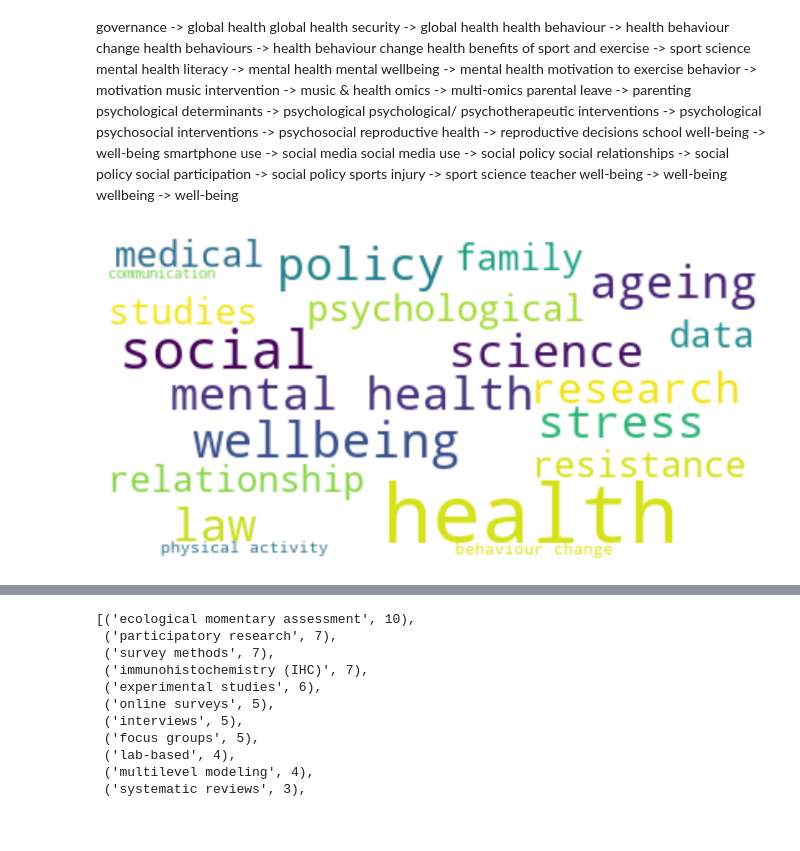
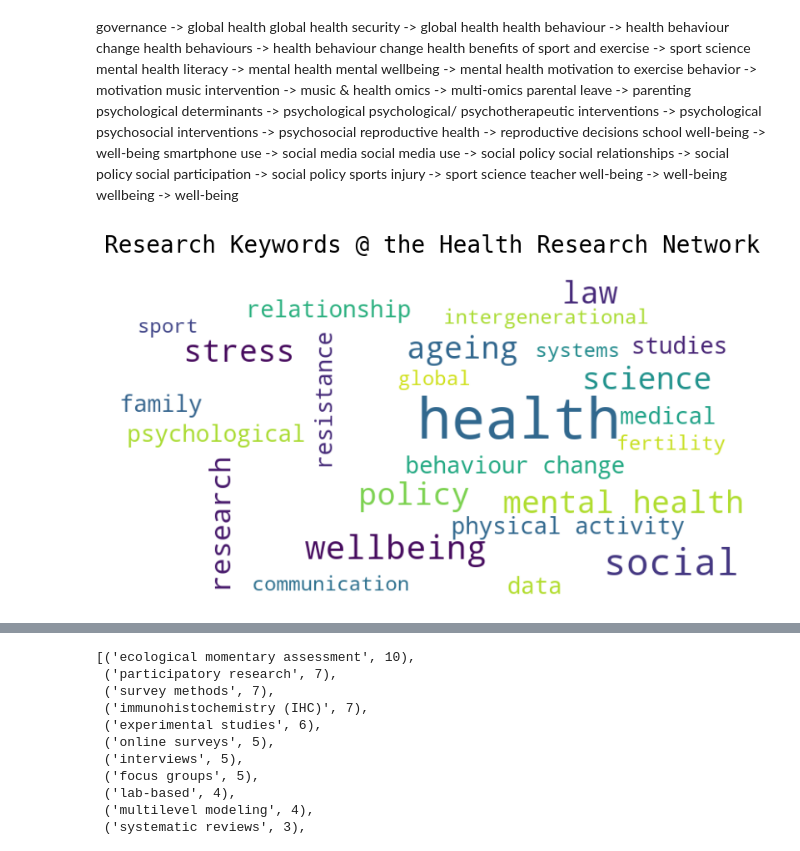
Before and after one commit to lakhi/health_in_society_research_network, a Jupyter notebook: notebooks/word_clouds.ipynb, the cells around one changed output, grey strips where cells are left out. Saved outputs shown, nothing was run; the diff lists cells and outputs as text; code cells hidden in the pictures; blank space fills up the shorter version.

Commit message:
word cloud better resolution images + collab_countries world maps visualisation

```diff
--- a/notebooks/word_clouds.ipynb
+++ b/notebooks/word_clouds.ipynb
@@ -168,17 +168,17 @@ sports injury -> sport science
 teacher well-being -> well-being
 wellbeing -> well-being
 # %%
-# Create and generate a word cloud image:
-wordcloud = WordCloud(max_font_size=50, max_words=20, background_color="white").generate(health_keywords_text)
+wordcloud = WordCloud(width=800, height=400, max_font_size=70, max_words=25, background_color="white").generate(health_keywords_text)
 plt.figure()
 
-# Display the generated image:
 plt.imshow(wordcloud, interpolation='bilinear')
-plt.gcf().set_size_inches(12, 10)
+plt.gcf().set_size_inches(10, 8)
 plt.axis("off")
+plt.title("Research Keywords @ the Health Research Network", fontsize=20, fontfamily='monospace', pad=20)
+
 plt.show()
 # %% [output]
-[figure, old version]
+[figure, new version]
 # %%
 df['research_methods_keywords'] = df['research_methods_keywords'].apply(lambda x: [keyword.lower() for keyword in x])
 # %%
```
Also changed, not shown: parts of 2 cells of this notebook, 8 other files.
